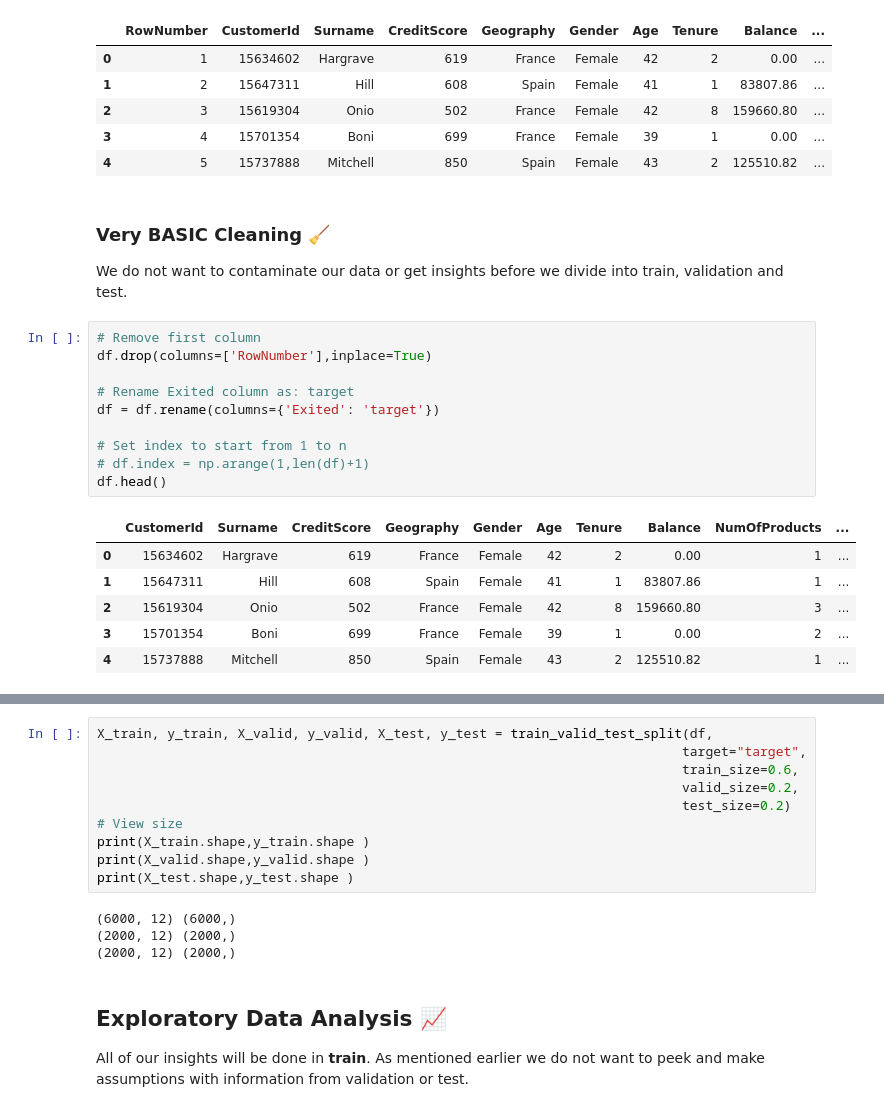
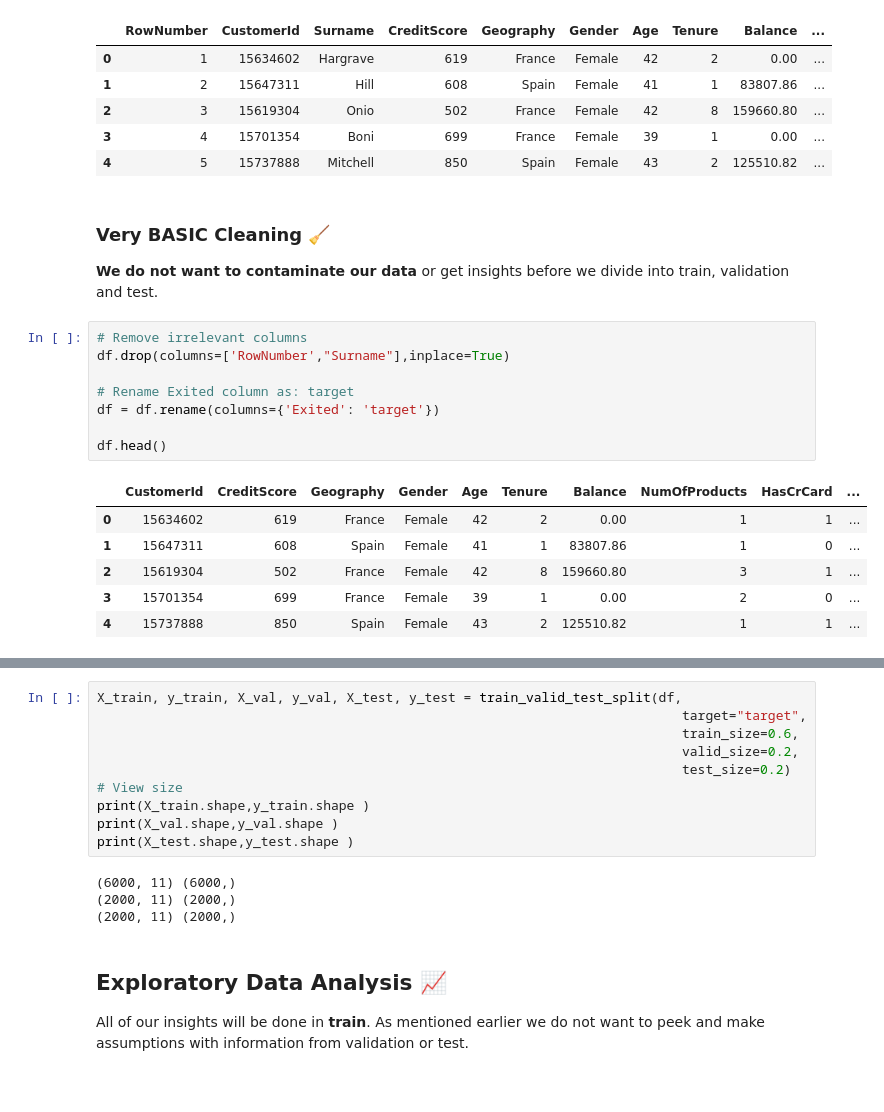
Before and after one commit to IgnacioGB1990/ML_Supervised_Classification, a Jupyter notebook: src/main.ipynb, the cells around one changed output, grey strips where cells are left out. Cells and saved outputs as stored; diff of their text form.

```diff
--- a/src/main.ipynb
+++ b/src/main.ipynb
@@ -93,24 +100,22 @@ Columns: 14
 # %% [markdown]
 ### Very BASIC Cleaning 🧹
 
-We do not want to contaminate our data or get insights before we divide into train, validation and test.
+**We do not want to contaminate our data** or get insights before we divide into train, validation and test.
 # %%
-# Remove first column
-df.drop(columns=['RowNumber'],inplace=True)
+# Remove irrelevant columns
+df.drop(columns=['RowNumber',"Surname"],inplace=True)
 
 # Rename Exited column as: target
 df = df.rename(columns={'Exited': 'target'})
 
-# Set index to start from 1 to n
-# df.index = np.arange(1,len(df)+1)
 df.head()
 # %% [output]
-|  | CustomerId | Surname | CreditScore | Geography | Gender | Age | Tenure | Balance | NumOfProducts | ... |
-| 0 | 15634602 | Hargrave | 619 | France | Female | 42 | 2 | 0.00 | 1 | ... |
-| 1 | 15647311 | Hill | 608 | Spain | Female | 41 | 1 | 83807.86 | 1 | ... |
-| 2 | 15619304 | Onio | 502 | France | Female | 42 | 8 | 159660.80 | 3 | ... |
-| 3 | 15701354 | Boni | 699 | France | Female | 39 | 1 | 0.00 | 2 | ... |
-| 4 | 15737888 | Mitchell | 850 | Spain | Female | 43 | 2 | 125510.82 | 1 | ... |
+|  | CustomerId | CreditScore | Geography | Gender | Age | Tenure | Balance | NumOfProducts | HasCrCard | ... |
+| 0 | 15634602 | 619 | France | Female | 42 | 2 | 0.00 | 1 | 1 | ... |
+| 1 | 15647311 | 608 | Spain | Female | 41 | 1 | 83807.86 | 1 | 0 | ... |
+| 2 | 15619304 | 502 | France | Female | 42 | 8 | 159660.80 | 3 | 1 | ... |
+| 3 | 15701354 | 699 | France | Female | 39 | 1 | 0.00 | 2 | 0 | ... |
+| 4 | 15737888 | 850 | Spain | Female | 43 | 2 | 125510.82 | 1 | 1 | ... |
 # %% [markdown]
 ### Separate Data into Train, Validation and Test ✂️
 
@@ -120,19 +125,19 @@ df.head()
 https://medium.com/@utkarsh.kant/how-to-split-your-dataset-into-train-test-and-validation-sets-17f40e98dfd0
 -->
 # %%
-X_train, y_train, X_valid, y_valid, X_test, y_test = train_valid_test_split(df,
+X_train, y_train, X_val, y_val, X_test, y_test = train_valid_test_split(df,
                                                                            target="target",
                                                                            train_size=0.6,
                                                                            valid_size=0.2,
                                                                            test_size=0.2)
 # View size
 print(X_train.shape,y_train.shape )
-print(X_valid.shape,y_valid.shape )
+print(X_val.shape,y_val.shape )
 print(X_test.shape,y_test.shape )
 # %% [output]
-(6000, 12) (6000,)
-(2000, 12) (2000,)
-(2000, 12) (2000,)
+(6000, 11) (6000,)
+(2000, 11) (2000,)
+(2000, 11) (2000,)
 # %% [markdown]
 ## Exploratory Data Analysis 📈
 
```
Also changed, not shown: parts of 39 cells of this notebook, 1 other file.
